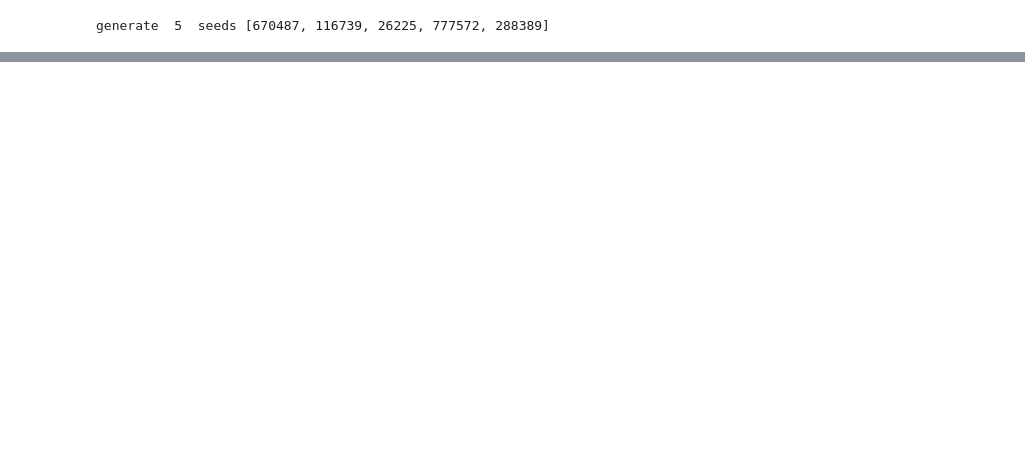
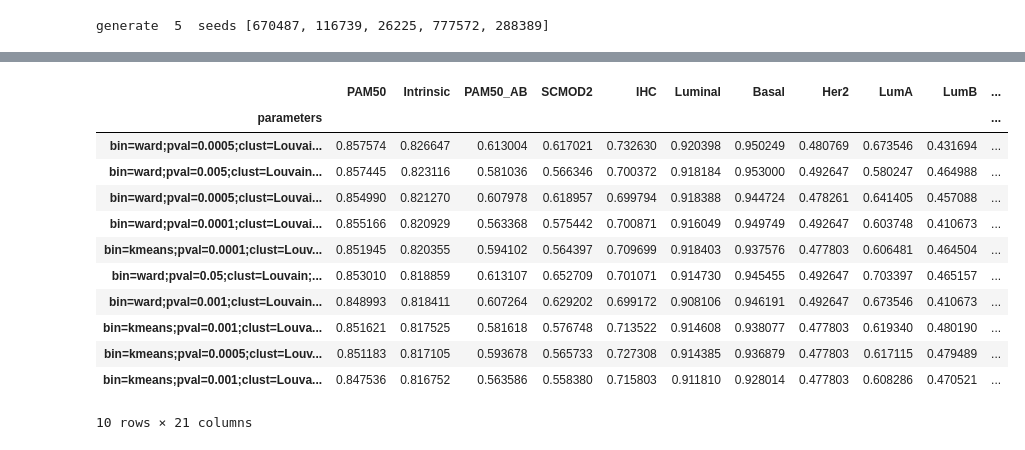
Before and after one commit to ozolotareva/unpast_paper, a Jupyter notebook: evaluation_on_real_data.ipynb, the cells around one changed output, grey strips where cells are left out. Drawn from its saved outputs; the diff is of its cells as text; code cells hidden in the pictures; blank space fills up the shorter version.

```diff
--- a/evaluation_on_real_data.ipynb
+++ b/evaluation_on_real_data.ipynb
@@ -245 +273,19 @@ for run in range(n_runs):
+# %%
+cl = "Intrinsic"
+df = pd.DataFrame.from_records(subt_t).groupby("parameters").agg("mean").sort_values(cl,ascending = False)
+df.head(10)
+# %% [output]
+|  | PAM50 | Intrinsic | PAM50_AB | SCMOD2 | IHC | Luminal | Basal | Her2 | LumA | LumB | ... |
+| parameters |  |  |  |  |  |  |  |  |  |  | ... |
+| bin=ward;pval=0.0005;clust=Louvai... | 0.857574 | 0.826647 | 0.613004 | 0.617021 | 0.732630 | 0.920398 | 0.950249 | 0.480769 | 0.673546 | 0.431694 | ... |
+| bin=ward;pval=0.005;clust=Louvain... | 0.857445 | 0.823116 | 0.581036 | 0.566346 | 0.700372 | 0.918184 | 0.953000 | 0.492647 | 0.580247 | 0.464988 | ... |
+| bin=ward;pval=0.0005;clust=Louvai... | 0.854990 | 0.821270 | 0.607978 | 0.618957 | 0.699794 | 0.918388 | 0.944724 | 0.478261 | 0.641405 | 0.457088 | ... |
+| bin=ward;pval=0.0001;clust=Louvai... | 0.855166 | 0.820929 | 0.563368 | 0.575442 | 0.700871 | 0.916049 | 0.949749 | 0.492647 | 0.603748 | 0.410673 | ... |
+| bin=kmeans;pval=0.0001;clust=Louv... | 0.851945 | 0.820355 | 0.594102 | 0.564397 | 0.709699 | 0.918403 | 0.937576 | 0.477803 | 0.606481 | 0.464504 | ... |
+| bin=ward;pval=0.05;clust=Louvain;... | 0.853010 | 0.818859 | 0.613107 | 0.652709 | 0.701071 | 0.914730 | 0.945455 | 0.492647 | 0.703397 | 0.465157 | ... |
+| bin=ward;pval=0.001;clust=Louvain... | 0.848993 | 0.818411 | 0.607264 | 0.629202 | 0.699172 | 0.908106 | 0.946191 | 0.492647 | 0.673546 | 0.410673 | ... |
+| bin=kmeans;pval=0.001;clust=Louva... | 0.851621 | 0.817525 | 0.581618 | 0.576748 | 0.713522 | 0.914608 | 0.938077 | 0.477803 | 0.619340 | 0.480190 | ... |
+| bin=kmeans;pval=0.0005;clust=Louv... | 0.851183 | 0.817105 | 0.593678 | 0.565733 | 0.727308 | 0.914385 | 0.936879 | 0.477803 | 0.617115 | 0.479489 | ... |
+| bin=kmeans;pval=0.001;clust=Louva... | 0.847536 | 0.816752 | 0.563586 | 0.558380 | 0.715803 | 0.911810 | 0.928014 | 0.477803 | 0.608286 | 0.470521 | ... |
+10 rows × 21 columns
 # %%
```
Also changed, not shown: parts of 18 cells of this notebook, 1 other file.
